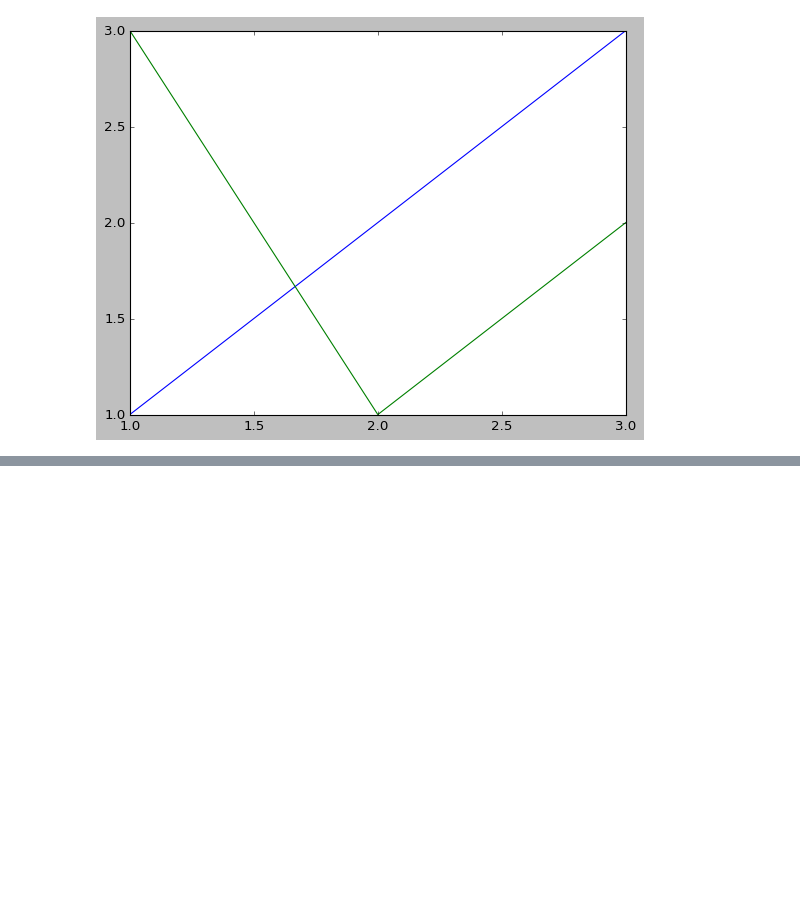
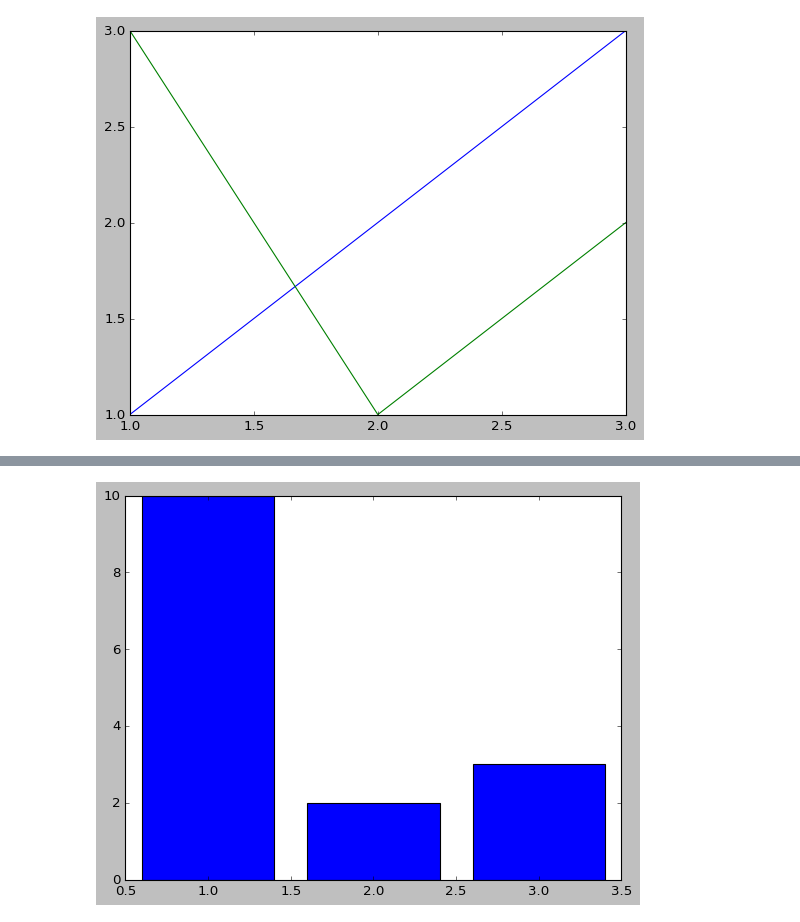
Before and after one commit to YukiNoji3/SampleCode, a Jupyter notebook: Python_DataAnalysis(Matplotlib).ipynb, the cells around one changed output, grey strips where cells are left out. Saved outputs shown, nothing was run; the diff lists cells and outputs as text; code cells hidden in the pictures; blank space fills up the shorter version.

```diff
--- a/Python_DataAnalysis(Matplotlib).ipynb
+++ b/Python_DataAnalysis(Matplotlib).ipynb
@@ -138,0 +155,10 @@ plt.show()
+# %%
+fig, ax =plt.subplots()
+
+x = [1, 2, 3]
+y = [10, 2, 3]
+ax.bar(x, y) #棒グラフを描画
+
+plt.show()
+# %% [output]
+[figure, added]
```
Also changed, not shown: parts of 8 cells of this notebook.
